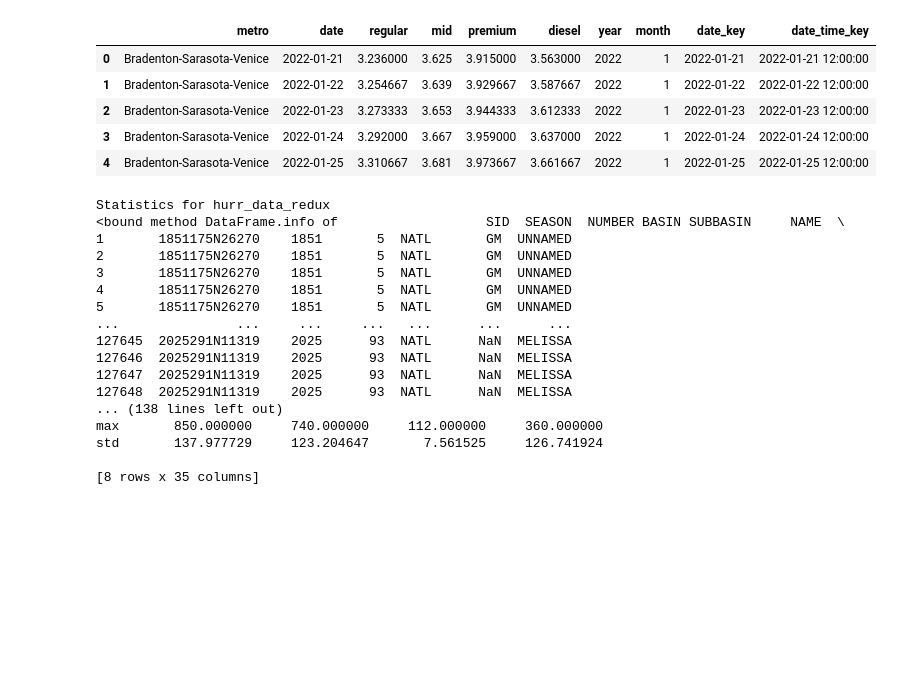
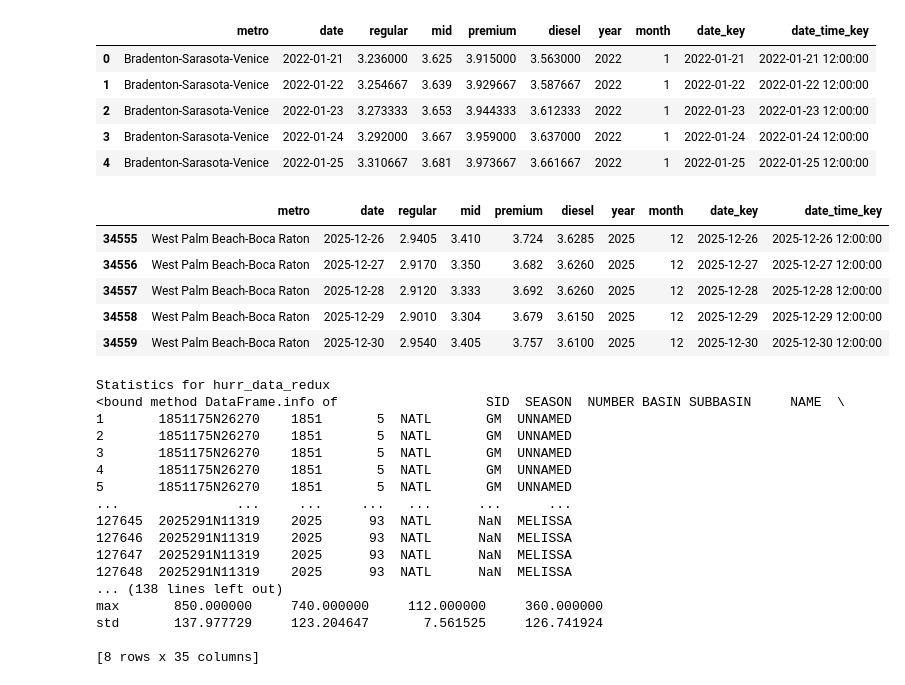
Before and after one commit to sofieappel/HurricanesAndGasPrices, a Jupyter notebook: src/main.ipynb, the cells around one changed output. Drawn from its saved outputs; the diff is of its cells as text; code cells hidden in the pictures; blank space fills up the shorter version.

```diff
--- a/src/main.ipynb
+++ b/src/main.ipynb
@@ -154,6 +156,15 @@ gas_data_redux.head()
 | 2 | Bradenton-Sarasota-Venice | 2022-01-23 | 3.273333 | 3.653 | 3.944333 | 3.612333 | 2022 | 1 | 2022-01-23 | 2022-01-23 12:00:00 |
 | 3 | Bradenton-Sarasota-Venice | 2022-01-24 | 3.292000 | 3.667 | 3.959000 | 3.637000 | 2022 | 1 | 2022-01-24 | 2022-01-24 12:00:00 |
 | 4 | Bradenton-Sarasota-Venice | 2022-01-25 | 3.310667 | 3.681 | 3.973667 | 3.661667 | 2022 | 1 | 2022-01-25 | 2022-01-25 12:00:00 |
+# %%
+gas_data_redux.tail()
+# %% [output]
+|  | metro | date | regular | mid | premium | diesel | year | month | date_key | date_time_key |
+| 34555 | West Palm Beach-Boca Raton | 2025-12-26 | 2.9405 | 3.410 | 3.724 | 3.6285 | 2025 | 12 | 2025-12-26 | 2025-12-26 12:00:00 |
+| 34556 | West Palm Beach-Boca Raton | 2025-12-27 | 2.9170 | 3.350 | 3.682 | 3.6260 | 2025 | 12 | 2025-12-27 | 2025-12-27 12:00:00 |
+| 34557 | West Palm Beach-Boca Raton | 2025-12-28 | 2.9120 | 3.333 | 3.692 | 3.6260 | 2025 | 12 | 2025-12-28 | 2025-12-28 12:00:00 |
+| 34558 | West Palm Beach-Boca Raton | 2025-12-29 | 2.9010 | 3.304 | 3.679 | 3.6150 | 2025 | 12 | 2025-12-29 | 2025-12-29 12:00:00 |
+| 34559 | West Palm Beach-Boca Raton | 2025-12-30 | 2.9540 | 3.405 | 3.757 | 3.6100 | 2025 | 12 | 2025-12-30 | 2025-12-30 12:00:00 |
 # %%
 # run stats on cleaned data
 # basic analysis on cleaned hurricane data
```
Also changed, not shown: parts of 6 cells of this notebook.
